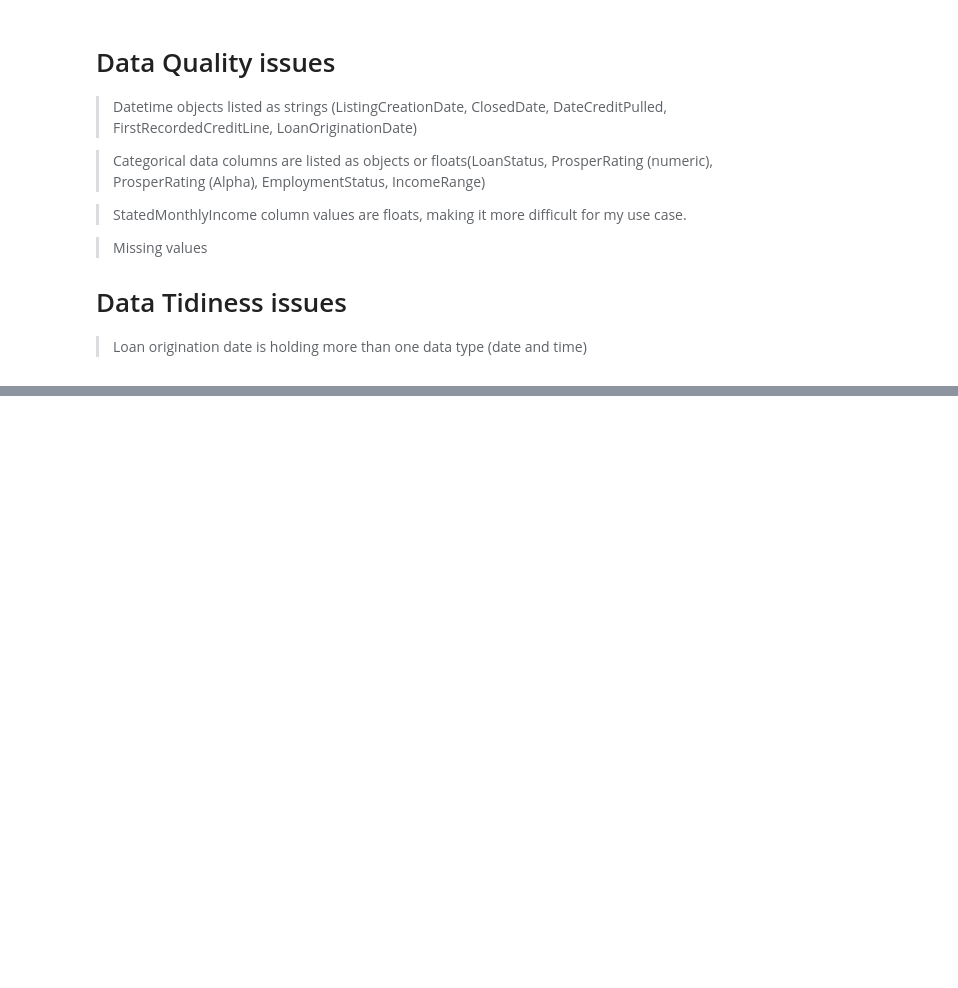
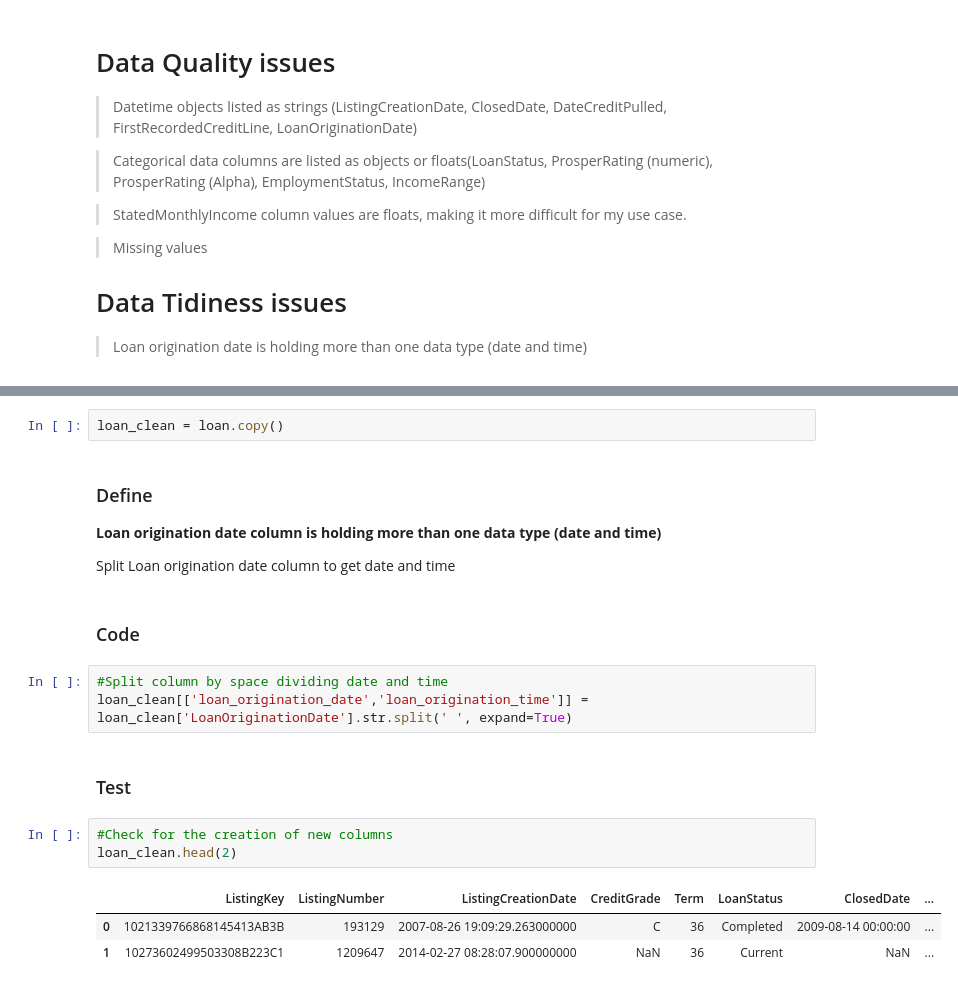
Before and after one commit to ikebude/Explanatory-Data-Analysis-of-Prosper-Loan-Data, a Jupyter notebook: Part_I_exploration_template.ipynb, the cells around one changed output, grey strips where cells are left out. Drawn from its saved outputs; the diff is of its cells as text; blank space fills up the shorter version.

```diff
--- a/Part_I_exploration_template.ipynb
+++ b/Part_I_exploration_template.ipynb
@@ -163,0 +166,21 @@ loan.describe()
+# %%
+loan_clean = loan.copy()
+# %% [markdown]
+### Define
+**Loan origination date column is holding more than one data type (date and time)**
+
+Split Loan origination date column to get date and time
+# %% [markdown]
+### Code
+# %%
+#Split column by space dividing date and time
+loan_clean[['loan_origination_date','loan_origination_time']] = loan_clean['LoanOriginationDate'].str.split(' ', expand=True)
+# %% [markdown]
+### Test
+# %%
+#Check for the creation of new columns
+loan_clean.head(2)
+# %% [output]
+|  | ListingKey | ListingNumber | ListingCreationDate | CreditGrade | Term | LoanStatus | ClosedDate | ... |
+| 0 | 1021339766868145413AB3B | 193129 | 2007-08-26 19:09:29.263000000 | C | 36 | Completed | 2009-08-14 00:00:00 | ... |
+| 1 | 10273602499503308B223C1 | 1209647 | 2014-02-27 08:28:07.900000000 | NaN | 36 | Current | NaN | ... |
```
Also changed, not shown: parts of 5 cells of this notebook.
